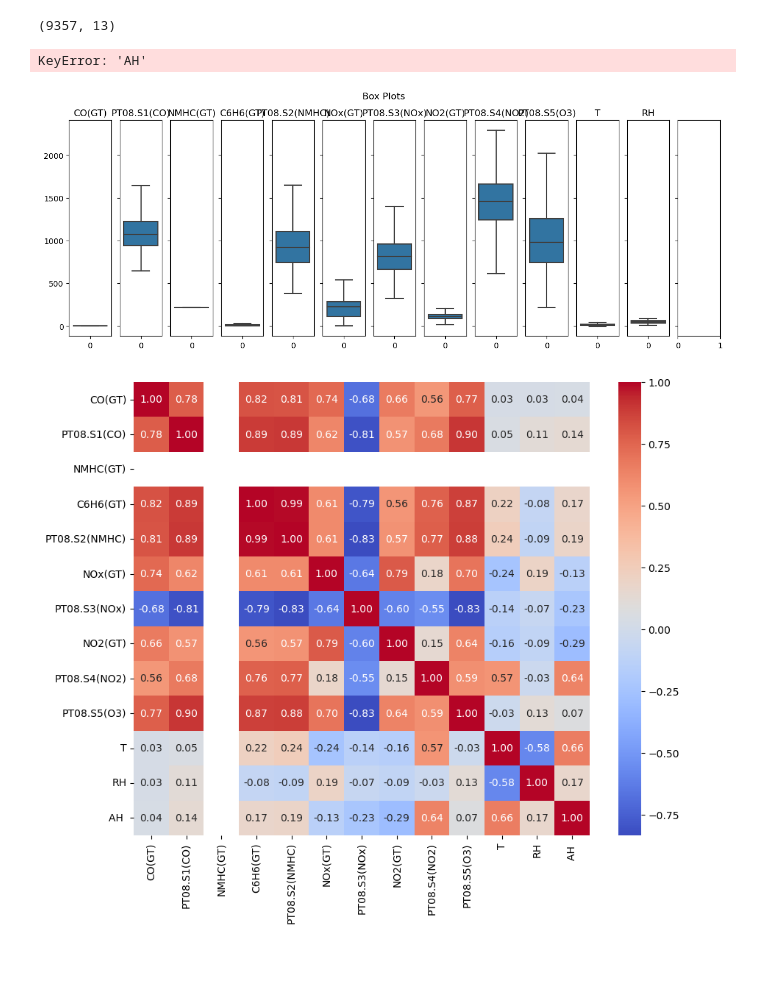
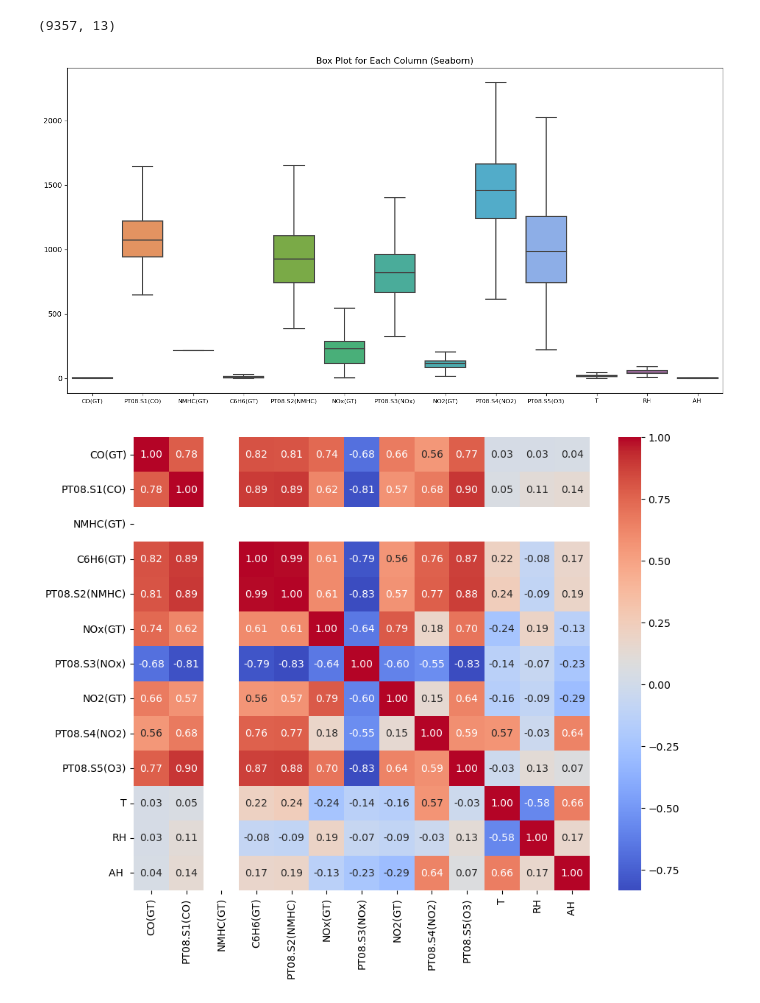
Before and after one commit to sg11421/Machine-Learning-with-Python, a Jupyter notebook: 220540_KomalKumari/Assignment 2/question 2.ipynb, the cells around one changed output. Saved outputs shown, nothing was run; the diff lists cells and outputs as text; code cells hidden in the pictures; blank space fills up the shorter version.

```diff
--- a/220540_KomalKumari/Assignment 2/question 2.ipynb
+++ b/220540_KomalKumari/Assignment 2/question 2.ipynb
@@ -204,37 +204,19 @@ for i in range(1,13):
     filtered_subset.loc[:, df.columns[i]] = upper_limit
     df.loc[filtered_subset.index] = filtered_subset
 # %%
-fig, axes = plt.subplots(1, 13, figsize=(15, 5), sharey=True)
-fig.suptitle('Box Plots')
-sns.boxplot(ax=axes[0],data=df['CO(GT)'])
-axes[0].set_title("CO(GT)")
-sns.boxplot(ax=axes[1],data=df['PT08.S1(CO)'])
-axes[1].set_title("PT08.S1(CO)")
-sns.boxplot(ax=axes[2],data=df['NMHC(GT)'])
-axes[2].set_title("NMHC(GT)")
-sns.boxplot(ax=axes[3],data=df['C6H6(GT)'])
-axes[3].set_title("C6H6(GT)")
-sns.boxplot(ax=axes[4],data=df['PT08.S2(NMHC)'])
-axes[4].set_title("PT08.S2(NMHC)")
-sns.boxplot(ax=axes[5],data=df['NOx(GT)'])
-axes[5].set_title("NOx(GT)")
-sns.boxplot(ax=axes[6],data=df['PT08.S3(NOx)'])
-axes[6].set_title("PT08.S3(NOx)")
-sns.boxplot(ax=axes[7],data=df['NO2(GT)'])
-axes[7].set_title("NO2(GT)")
-sns.boxplot(ax=axes[8],data=df['PT08.S4(NO2)'])
-axes[8].set_title("PT08.S4(NO2)")
-sns.boxplot(ax=axes[9],data=df['PT08.S5(O3)'])
-axes[9].set_title("PT08.S5(O3)")
-sns.boxplot(ax=axes[10],data=df['T'])
-axes[10].set_title("T")
-sns.boxplot(ax=axes[11],data=df['RH'])
-axes[11].set_title("RH")
-sns.boxplot(ax=axes[12],data=df['AH'])
-axes[12].set_title("AH")
+# Set a larger figure size
+plt.figure(figsize=(16, 8))
+
+# Create a box plot for each column using Seaborn
+sns.boxplot(data=df)
+
+# Set x-axis label font size for better visibility
+plt.xticks(fontsize=8)
+
+plt.title('Box Plot for Each Column (Seaborn)')
+plt.show()
 # %% [output]
-KeyError: 'AH'
-[figure, old version]
+[figure, new version]
 # %%
 numeric_features = df.columns
 matrix=df[numeric_features].corr()
```
Also changed, not shown: parts of 2 cells of this notebook, 3 other files.
